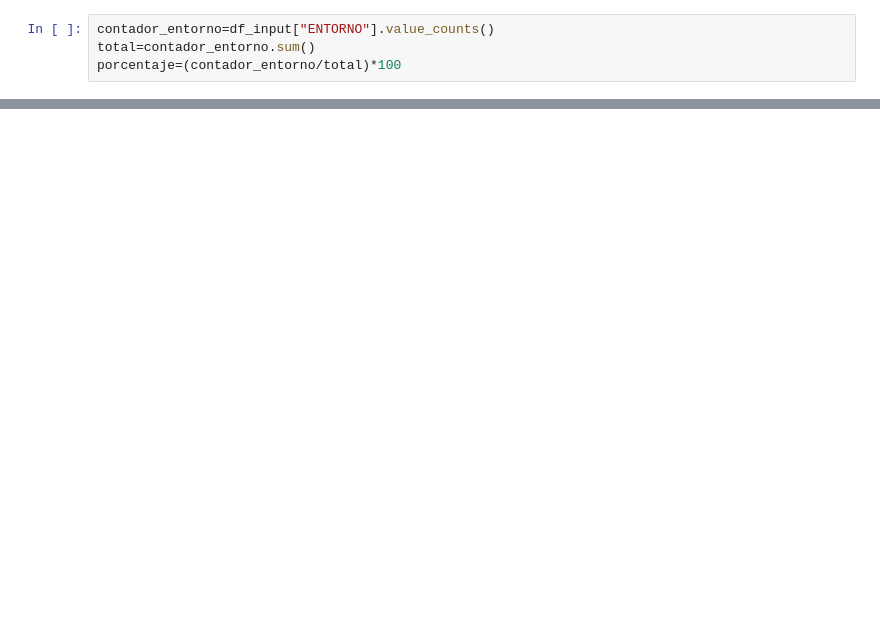
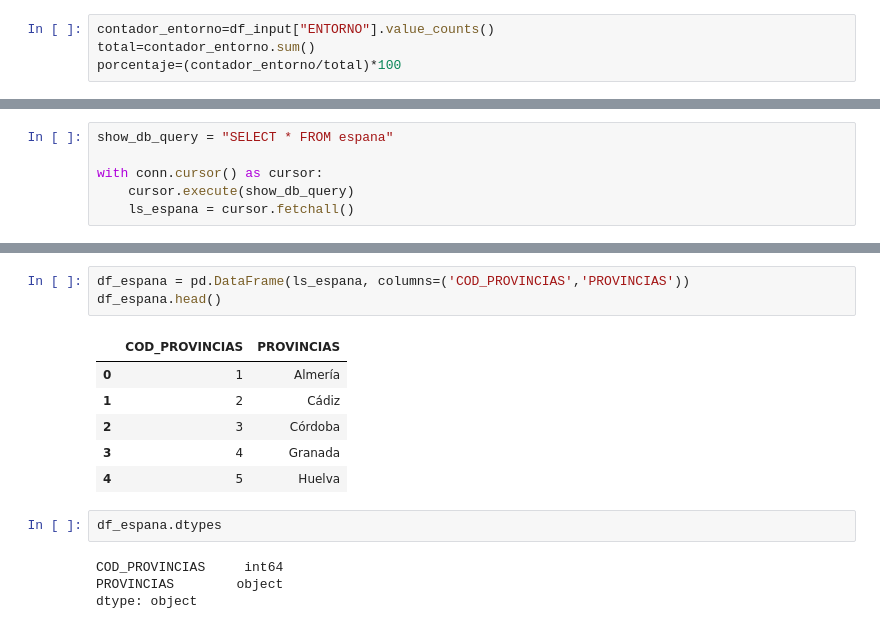
Before and after one commit to Wallace-80/DESAFIO_Data, a Jupyter notebook: src/notebook/ver base de datos.ipynb, the cells around one changed output, grey strips where cells are left out. Cells and saved outputs as stored; diff of their text form; blank space fills up the shorter version.

```diff
--- a/src/notebook/ver base de datos.ipynb
+++ b/src/notebook/ver base de datos.ipynb
@@ -128,0 +111,6 @@ conn.close()
+# %%
+show_db_query = "SELECT * FROM espana"
+
+with conn.cursor() as cursor:
+    cursor.execute(show_db_query)
+    ls_espana = cursor.fetchall()
@@ -128,0 +137,16 @@ conn.close()
+# %%
+df_espana = pd.DataFrame(ls_espana, columns=('COD_PROVINCIAS','PROVINCIAS'))
+df_espana.head()
+# %% [output]
+|  | COD_PROVINCIAS | PROVINCIAS |
+| 0 | 1 | Almería |
+| 1 | 2 | Cádiz |
+| 2 | 3 | Córdoba |
+| 3 | 4 | Granada |
+| 4 | 5 | Huelva |
+# %%
+df_espana.dtypes
+# %% [output]
+COD_PROVINCIAS     int64
+PROVINCIAS        object
+dtype: object
```
Also changed, not shown: parts of 21 cells of this notebook.
